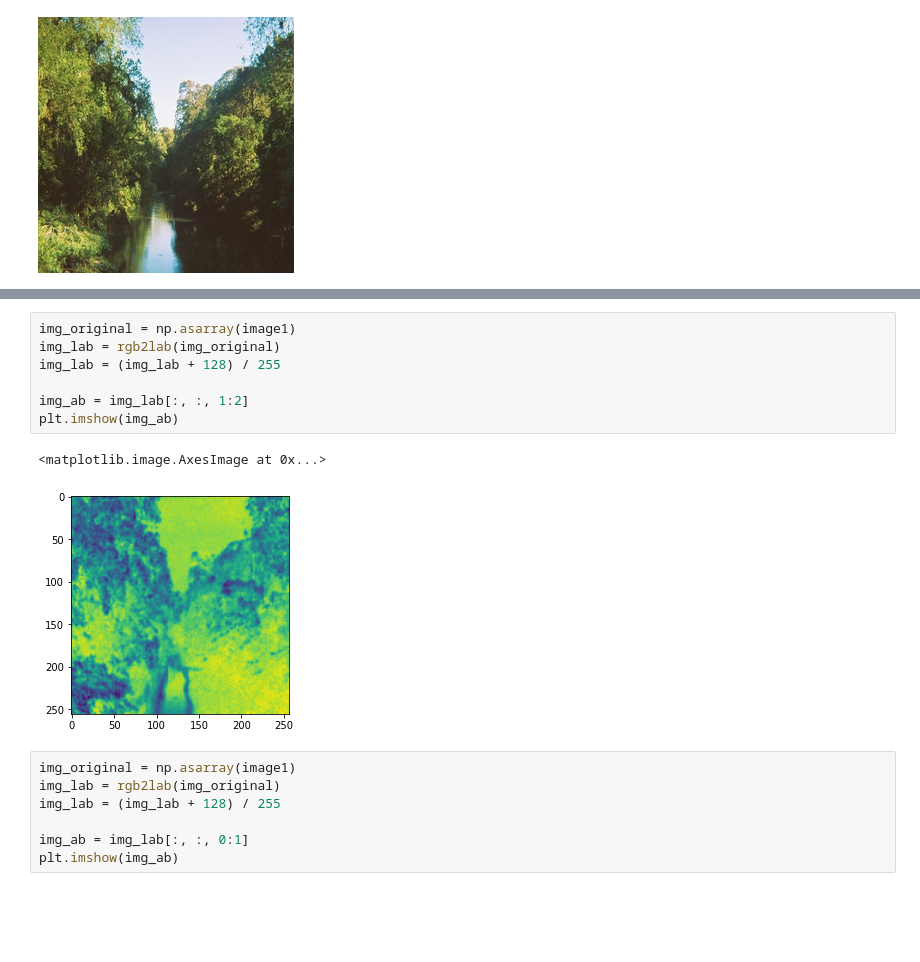
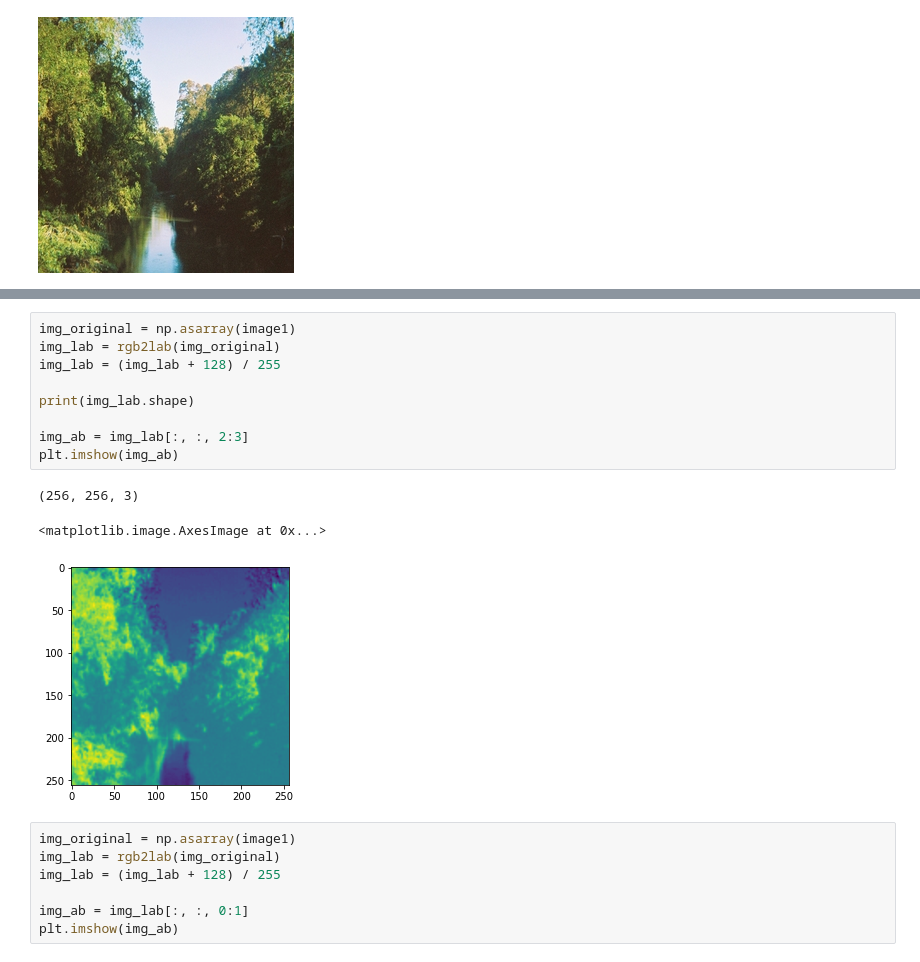
Before and after one commit to pragati2112/Image-colorization, a Jupyter notebook: image_colorization.ipynb, the cells around one changed output, grey strips where cells are left out. Saved outputs shown, nothing was run; the diff lists cells and outputs as text; blank space fills up the shorter version.

```diff
--- a/image_colorization.ipynb
+++ b/image_colorization.ipynb
@@ -76,13 +70,16 @@ plt.imshow(lab_scaled)
 # %%
 img_original = np.asarray(image1)
 img_lab = rgb2lab(img_original)
 img_lab = (img_lab + 128) / 255
 
-img_ab = img_lab[:, :, 1:2]
+print(img_lab.shape)
+
+img_ab = img_lab[:, :, 2:3]
 plt.imshow(img_ab)
 # %% [output]
-<matplotlib.image.AxesImage at 0x...>
+(256, 256, 3)
+<matplotlib.image.AxesImage at 0x...>
-[figure, old version]
+[figure, new version]
 # %%
 img_original = np.asarray(image1)
 img_lab = rgb2lab(img_original)
```
Also changed, not shown: parts of 33 cells of this notebook.
